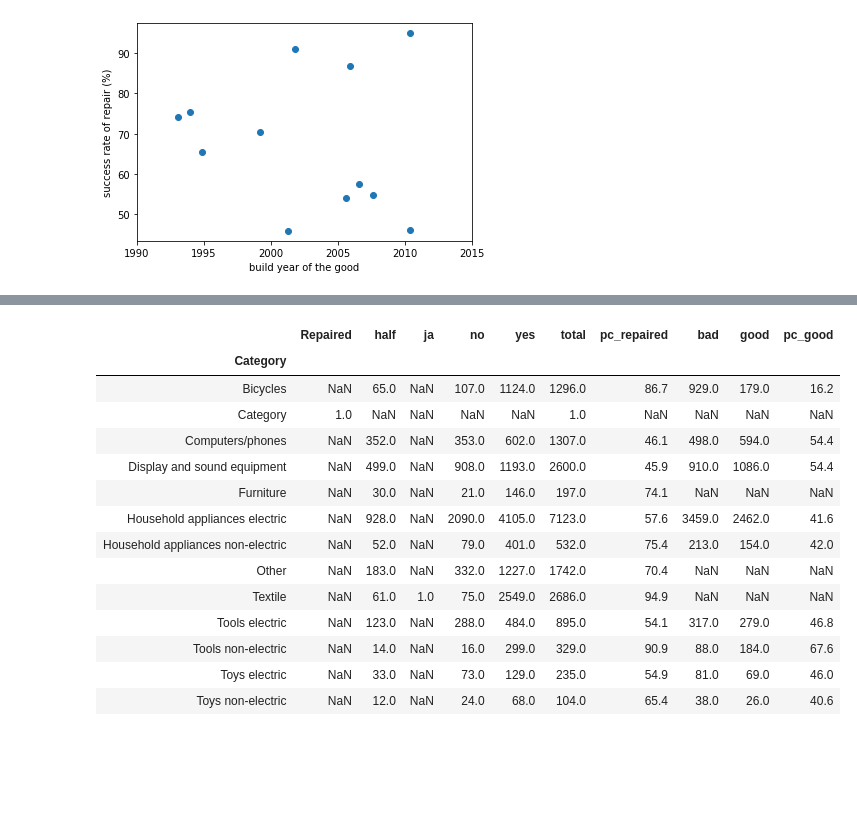
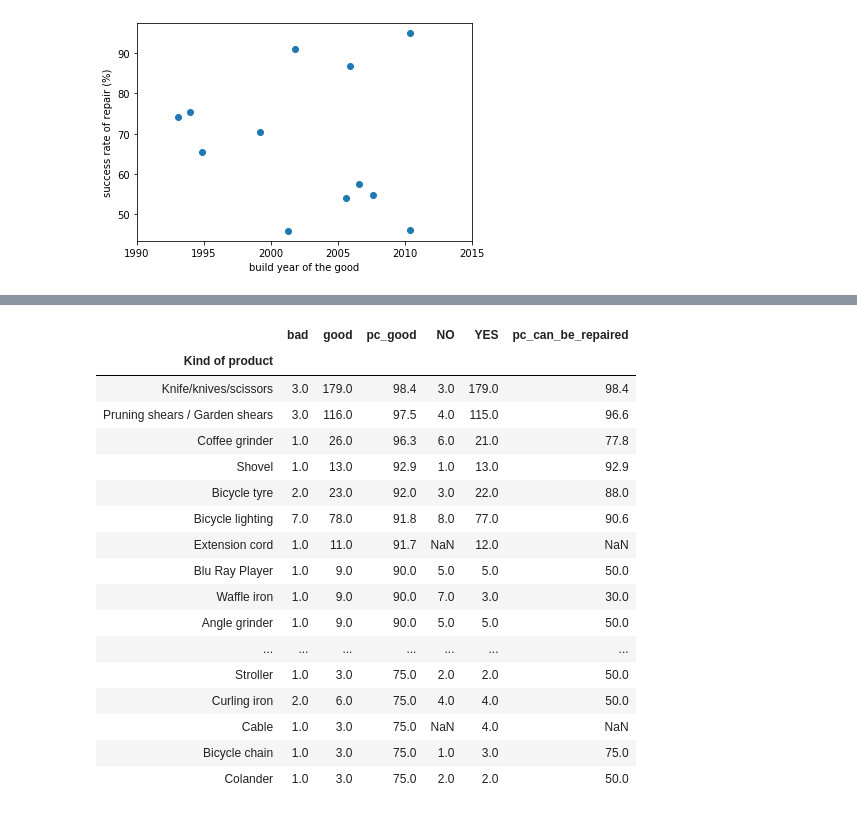
Before and after one commit to JeanMILPIED/Repair, a Jupyter notebook: Repair_cafe.ipynb, the cells around one changed output, grey strips where cells are left out. Drawn from its saved outputs; the diff is of its cells as text; code cells hidden in the pictures; blank space fills up the shorter version.

```diff
--- a/Repair_cafe.ipynb
+++ b/Repair_cafe.ipynb
@@ -499,5 +678,6 @@ data_set_final_ML_good.head(10)
 # we create a combined feature which kind of product x age using the labels
 data_set_final_ML_good.loc[:,"comb_kop_age"]=(data_set_final_ML_good.Kindofproduct_label+1)*(data_set_final_ML_good.age_cat_label+1)
 data_set_final_ML_good.loc[:,"comb_cat_age"]=(data_set_final_ML_good.Category_label+1)*(data_set_final_ML_good.age_cat_label+1)
+data_set_final_ML_good.loc[:,"comb_brand_age"]=(data_set_final_ML_good.Brand_label+1)*(data_set_final_ML_good.age_cat_label+1)
 data_set_final_ML_good.head(10)
 # %% [output]
@@ -548,6 +726,6 @@ Name: comb_cat_age, dtype: float64
 # %%
 # we drop the first not cat columns
-data_set_final_ML_good_2=data_set_final_ML_good.drop(columns=["index","Kind of product","Category","Brand","Electric", "age", "age_cat","my_reparability"])
+data_set_final_ML_good_2=data_set_final_ML_good.drop(columns=["index","Kind of product","Category","Brand","Electric", "age", "age_cat","my_reparability",'new_kind_of_product','new_brand','new_Defect','new_Fault'])
 
 data_set_final_ML_good_2.dtypes
 # %% [output]
@@ -595,7 +782,7 @@ X_scale=scaler.fit_transform(X.values)
 print(X_scale.shape)
 Y=le.fit_transform(train_good['Repaired_label'])
 print(Y.shape)
-X_train,X_test,y_train,y_test=train_test_split(X_scale,Y,test_size=0.3,random_state=2012)
+X_train,X_test,y_train,y_test=train_test_split(X_scale,Y,test_size=0.2,random_state=2010)
 print(X_train.shape, X_test.shape,y_train.shape,y_test.shape)
 print(y_test.dtype)
 # %% [output]
@@ -712,12 +917,12 @@ plt.show
 # %%
 #where do the bad prediction lay?
-data_set_final_ML_good["predicted"]=nn.predict(X)
+data_set_final_ML_good["predicted"]=gb.predict(X_scale).astype('int8')
 
 data_set_final_ML_good["good_prediction_status"]=["good" if int(data_set_final_ML_good.iloc[i,data_set_final_ML_good.columns.get_loc("Repaired_label")])==int(data_set_final_ML_good.iloc[i,data_set_final_ML_good.columns.get_loc("predicted")]) else "bad" for i in range(data_set_final_ML_good_2.shape[0])]
 #data_set_final_ML_good[data_set_final_ML_good["good_prediction_status"]=="bad"].tail(20)
 #print(data_set_final_ML_good.groupby(by="good_prediction_status").count().iloc[:,0])
 data_set_final_ML_good.head(5)
-#print(data_set_final_ML_good.groupby(by="predicted").count().iloc[:,0])
+print(data_set_final_ML_good['good_prediction_status'].value_counts())
 print(data_set_final_ML_good[data_set_final_ML_good["predicted"]==0].groupby(by="Category").count().iloc[:,-1])
 print(data_set_final_ML_good[data_set_final_ML_good["predicted"]==0].shape)
 # %% [output]
@@ -738,31 +946,36 @@ Name: good_prediction_status, dtype: int64
 # %%
-data_set_ML_predict_success = data_set_final_ML_good.groupby(by=["Category","good_prediction_status"]).count().reset_index()
-data_set_ML_predict_success=data_set_ML_predict_success.pivot(values = "Kind of product", columns="good_prediction_status", index="Category")
+data_set_ML_predict_success = data_set_final_ML_good.groupby(by=["Kind of product","good_prediction_status"]).count().reset_index()
+data_set_ML_predict_success=data_set_ML_predict_success.pivot(values = "Category", columns="good_prediction_status", index="Kind of product")
 data_set_ML_predict_success.loc[:,"pc_good"]=round(data_set_ML_predict_success["good"]/(data_set_ML_predict_success["bad"]+data_set_ML_predict_success["good"])*100,1)
 data_set_ML_predict_success.sort_values(by="pc_good", ascending= False)
+#print(data_set_ML_predict_success)
 
+data_repair_success_C_2=data_set_final_ML_good.groupby(by=["Kind of product","Repaired: yes/half/no"]).count().reset_index()
+data_repair_success_C_2=data_repair_success_C_2.pivot(values="Category", columns="Repaired: yes/half/no", index="Kind of product")
+#print(data_repair_success_C_2)
+#data_repair_success_C_2=data_repair_success_C_2.columns.add_categories(['pc_can_be_repaired'])
+#data_repair_success_C_2.loc[:,"pc_can_be_repaired"]=round((data_repair_success_C_2["YES"])/(data_repair_success_C_2["YES"]+data_repair_success_C_2["NO"])*100,1)
 
-data_repair_success_C_2=data_set_final_2.groupby(by=["Category","Repaired: yes/half/no"]).count().iloc[:,0].sort_values(ascending=False).reset_index()
-data_repair_success_C_2=data_repair_success_C_2.pivot(values="Registration number", columns="Repaired: yes/half/no", index="Category")
-data_repair_success_C_2["total"]=data_repair_success_C_2.sum(axis=1)
-data_repair_success_C_2["pc_repaired"]=round(data_repair_success_C_2["yes"]/data_repair_success_C_2["total"]*100,1)
-
-data_repair_success_C_final=pd.merge(data_repair_success_C_2,data_set_ML_predict_success, how="left", on="Category")
-data_repair_success_C_final
+data_repair_success_C_final=data_set_ML_predict_success.join(data_repair_success_C_2, how='left')
+data_repair_success_C_final.loc[:,"pc_can_be_repaired"]=round((data_repair_success_C_final["YES"])/(data_repair_success_C_final["YES"]+data_repair_success_C_final["NO"])*100,1)
+data_repair_success_C_final.sort_values(by='pc_good', ascending=False).head(50)
 # %% [output]
-|  | Repaired | half | ja | no | yes | total | pc_repaired | bad | good | pc_good |
-| Category |  |  |  |  |  |  |  |  |  |  |
-| Bicycles | NaN | 65.0 | NaN | 107.0 | 1124.0 | 1296.0 | 86.7 | 929.0 | 179.0 | 16.2 |
-| Category | 1.0 | NaN | NaN | NaN | NaN | 1.0 | NaN | NaN | NaN | NaN |
-| Computers/phones | NaN | 352.0 | NaN | 353.0 | 602.0 | 1307.0 | 46.1 | 498.0 | 594.0 | 54.4 |
-| Display and sound equipment | NaN | 499.0 | NaN | 908.0 | 1193.0 | 2600.0 | 45.9 | 910.0 | 1086.0 | 54.4 |
-| Furniture | NaN | 30.0 | NaN | 21.0 | 146.0 | 197.0 | 74.1 | NaN | NaN | NaN |
-| Household appliances electric | NaN | 928.0 | NaN | 2090.0 | 4105.0 | 7123.0 | 57.6 | 3459.0 | 2462.0 | 41.6 |
-| Household appliances non-electric | NaN | 52.0 | NaN | 79.0 | 401.0 | 532.0 | 75.4 | 213.0 | 154.0 | 42.0 |
-| Other | NaN | 183.0 | NaN | 332.0 | 1227.0 | 1742.0 | 70.4 | NaN | NaN | NaN |
-| Textile | NaN | 61.0 | 1.0 | 75.0 | 2549.0 | 2686.0 | 94.9 | NaN | NaN | NaN |
-| Tools electric | NaN | 123.0 | NaN | 288.0 | 484.0 | 895.0 | 54.1 | 317.0 | 279.0 | 46.8 |
-| Tools non-electric | NaN | 14.0 | NaN | 16.0 | 299.0 | 329.0 | 90.9 | 88.0 | 184.0 | 67.6 |
-| Toys electric | NaN | 33.0 | NaN | 73.0 | 129.0 | 235.0 | 54.9 | 81.0 | 69.0 | 46.0 |
-| Toys non-electric | NaN | 12.0 | NaN | 24.0 | 68.0 | 104.0 | 65.4 | 38.0 | 26.0 | 40.6 |
+|  | bad | good | pc_good | NO | YES | pc_can_be_repaired |
+| Kind of product |  |  |  |  |  |  |
+| Knife/knives/scissors | 3.0 | 179.0 | 98.4 | 3.0 | 179.0 | 98.4 |
+| Pruning shears / Garden shears | 3.0 | 116.0 | 97.5 | 4.0 | 115.0 | 96.6 |
+| Coffee grinder | 1.0 | 26.0 | 96.3 | 6.0 | 21.0 | 77.8 |
+| Shovel | 1.0 | 13.0 | 92.9 | 1.0 | 13.0 | 92.9 |
+| Bicycle tyre | 2.0 | 23.0 | 92.0 | 3.0 | 22.0 | 88.0 |
+| Bicycle lighting | 7.0 | 78.0 | 91.8 | 8.0 | 77.0 | 90.6 |
+| Extension cord | 1.0 | 11.0 | 91.7 | NaN | 12.0 | NaN |
+| Blu Ray Player | 1.0 | 9.0 | 90.0 | 5.0 | 5.0 | 50.0 |
+| Waffle iron | 1.0 | 9.0 | 90.0 | 7.0 | 3.0 | 30.0 |
+| Angle grinder | 1.0 | 9.0 | 90.0 | 5.0 | 5.0 | 50.0 |
+| ... | ... | ... | ... | ... | ... | ... |
+| Stroller | 1.0 | 3.0 | 75.0 | 2.0 | 2.0 | 50.0 |
+| Curling iron | 2.0 | 6.0 | 75.0 | 4.0 | 4.0 | 50.0 |
+| Cable | 1.0 | 3.0 | 75.0 | NaN | 4.0 | NaN |
+| Bicycle chain | 1.0 | 3.0 | 75.0 | 1.0 | 3.0 | 75.0 |
+| Colander | 1.0 | 3.0 | 75.0 | 2.0 | 2.0 | 50.0 |
 # %%
```
Also changed, not shown: parts of 45 cells of this notebook.
